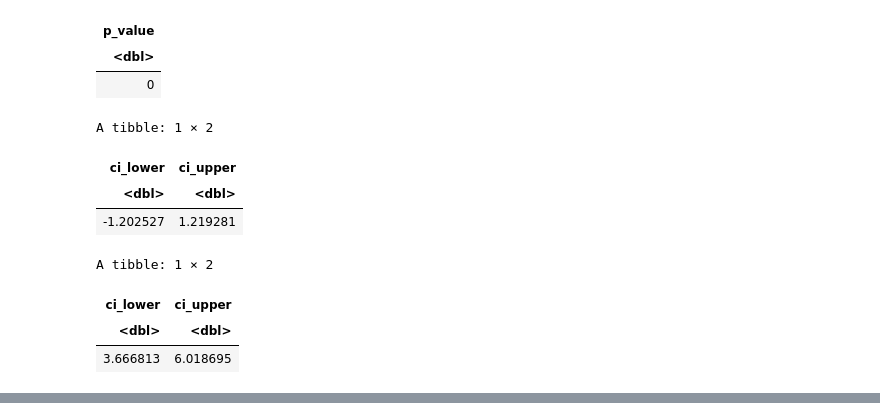
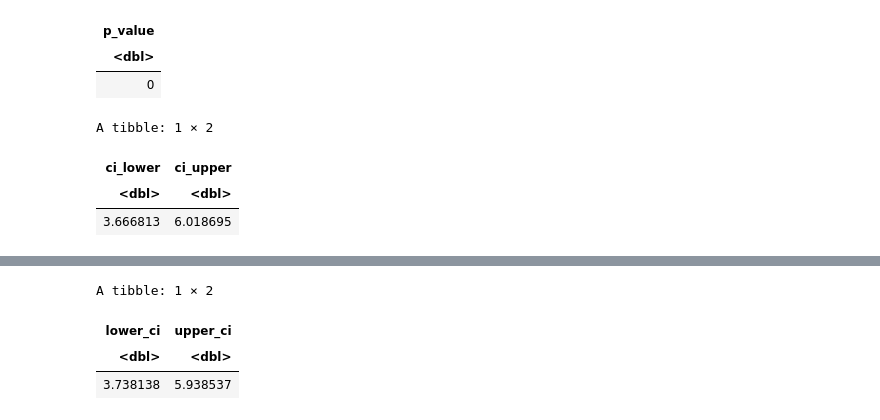
Before and after one commit to Kayleeli/STAT201-Group-23, a Jupyter notebook: final report/DRAFT_final_report.ipynb, the cells around one changed output, grey strips where cells are left out. Cells and saved outputs as stored; diff of their text form; code cells hidden in the pictures.

```diff
--- a/final report/DRAFT_final_report.ipynb
+++ b/final report/DRAFT_final_report.ipynb
@@ -235,13 +182,6 @@ A tibble: 1 × 1
 | p_value |
 | <dbl> |
 | 0 |
-# %%
-boot_null_ci
-# %% [output]
-A tibble: 1 × 2
-| ci_lower | ci_upper |
-| <dbl> | <dbl> |
-| -1.202527 | 1.219281 |
 # %%
 boot_sample_ci
 # %% [output]
@@ -270,3 +210,13 @@ A tibble: 1 × 10
 | obs.test.stat. | mean.diabetic | mean.nondiabetic | statistic | p.value | parameter | conf.low | conf.high | method | ... |
 | <dbl> | <dbl> | <dbl> | <dbl> | <dbl> | <dbl> | <dbl> | <dbl> | <chr> | ... |
 | 4.838337 | 35.14254 | 30.3042 | 8.619317 | 3.283119e-17 | 573.4725 | 3.913527 | Inf | Welch Two Sample t-test | ... |
+# %%
+asymptotic_ci <- tibble(
+        lower_ci = mean(diabetic_group$bmi) - mean(nondiabetic_group$bmi) - qnorm(0.975) * sqrt(var(diabetic_group$bmi)/nrow(diabetic_group) + var(nondiabetic_group$bmi)/nrow(nondiabetic_group)),
+        upper_ci = mean(diabetic_group$bmi) - mean(nondiabetic_group$bmi) + qnorm(0.975) * sqrt(var(diabetic_group$bmi)/nrow(diabetic_group) + var(nondiabetic_group$bmi)/nrow(nondiabetic_group)))
+asymptotic_ci
+# %% [output]
+A tibble: 1 × 2
+| lower_ci | upper_ci |
+| <dbl> | <dbl> |
+| 3.738138 | 5.938537 |
```
Also changed, not shown: parts of 6 cells of this notebook.
